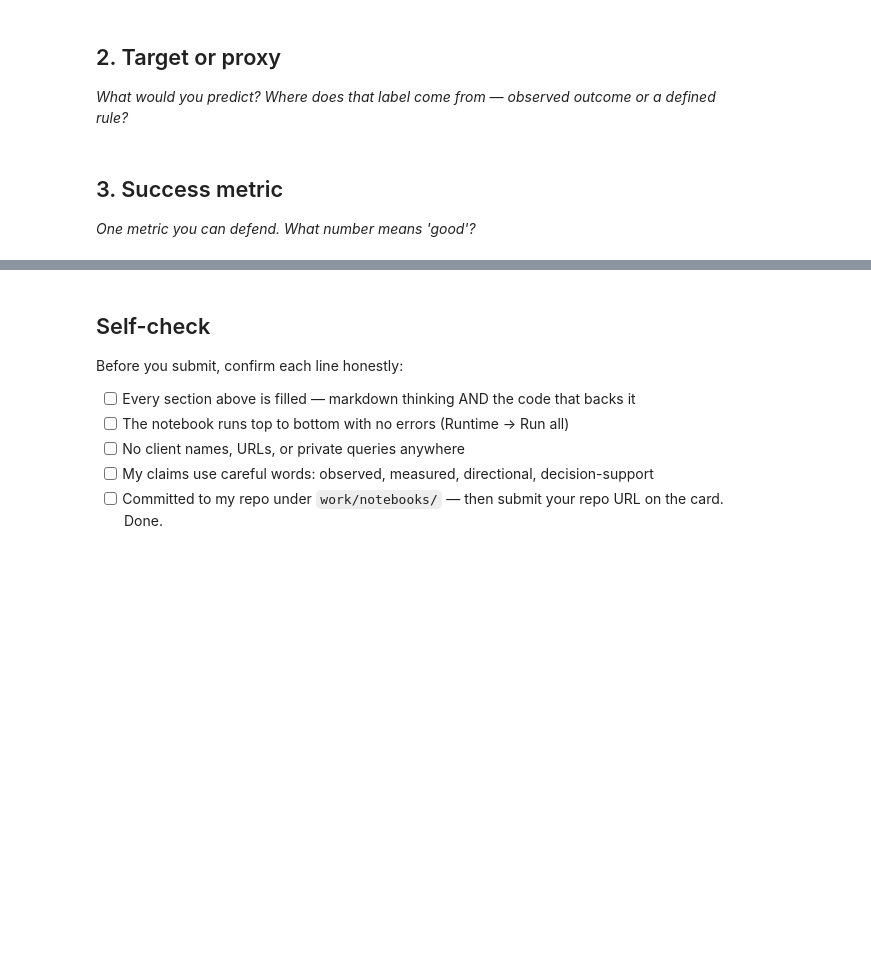
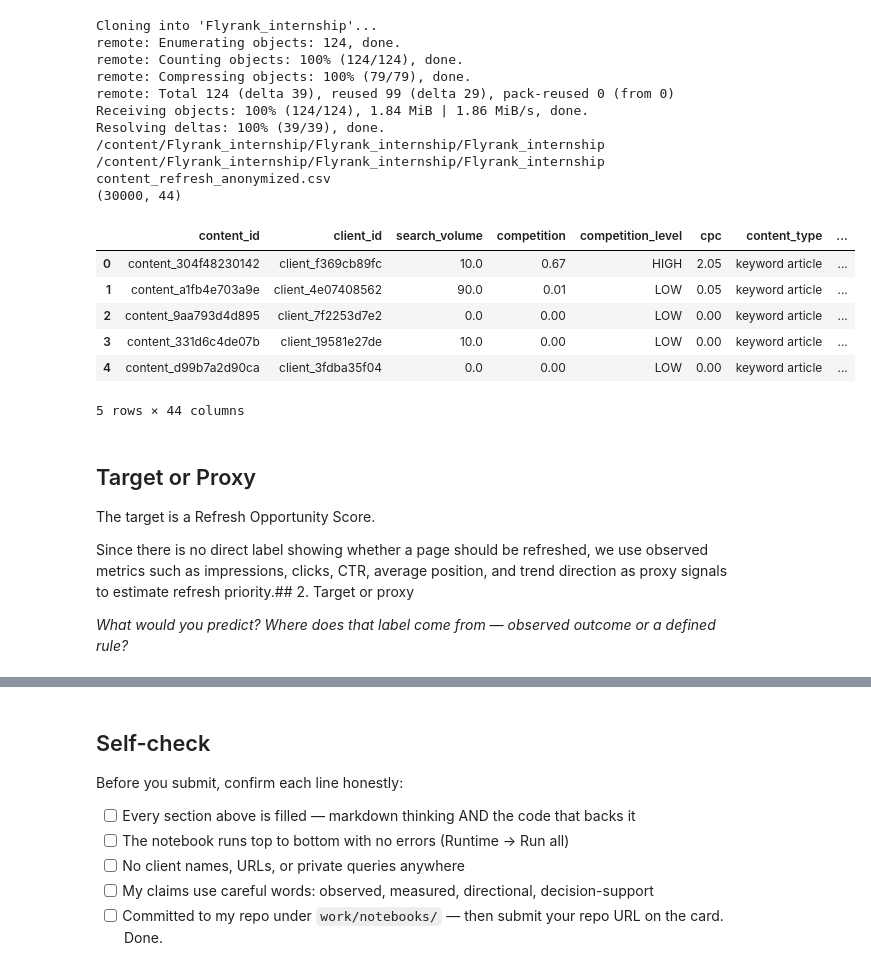
Before and after one commit to adarshydv45-y/Flyrank_internship, a Jupyter notebook: work/notebooks/w02_ml_task_framing.ipynb, the cells around one changed output, grey strips where cells are left out. Drawn from its saved outputs; the diff is of its cells as text; code cells hidden in the pictures; blank space fills up the shorter version.

```diff
--- a/work/notebooks/w02_ml_task_framing.ipynb
+++ b/work/notebooks/w02_ml_task_framing.ipynb
@@ -13,8 +19,47 @@ This skeleton is yours to fill. Work the sections **in order** — each one has
+# %%
+# This cell is for CODE (numbers, a query, a check).
+# Write your text answer in the cell ABOVE this one — typing sentences here breaks Run All.
+!git clone https://github.com/adarshydv45-y/Flyrank_internship.git
+%cd Flyrank_internship
+
+
+import os
+
+print(os.getcwd())
+
+for root, dirs, files in os.walk("data/raw"):
+    for file in files:
+        print(file)
+import pandas as pd
+
+df = pd.read_csv("data/raw/content_refresh_anonymized.csv")
+
+print(df.shape)
+df.head()
+# %% [output]
+Cloning into 'Flyrank_internship'...
+remote: Enumerating objects: 124, done.
+remote: Counting objects: 100% (124/124), done.
+remote: Compressing objects: 100% (79/79), done.
+remote: Total 124 (delta 39), reused 99 (delta 29), pack-reused 0 (from 0)
+Receiving objects: 100% (124/124), 1.84 MiB | 1.86 MiB/s, done.
+Resolving deltas: 100% (39/39), done.
+/content/Flyrank_internship/Flyrank_internship/Flyrank_internship
+/content/Flyrank_internship/Flyrank_internship/Flyrank_internship
+content_refresh_anonymized.csv
+(30000, 44)
+|  | content_id | client_id | search_volume | competition | competition_level | cpc | content_type | ... |
+| 0 | content_304f48230142 | client_f369cb89fc | 10.0 | 0.67 | HIGH | 2.05 | keyword article | ... |
+| 1 | content_a1fb4e703a9e | client_4e07408562 | 90.0 | 0.01 | LOW | 0.05 | keyword article | ... |
+| 2 | content_9aa793d4d895 | client_7f2253d7e2 | 0.0 | 0.00 | LOW | 0.00 | keyword article | ... |
+| 3 | content_331d6c4de07b | client_19581e27de | 10.0 | 0.00 | LOW | 0.00 | keyword article | ... |
+| 4 | content_d99b7a2d90ca | client_3fdba35f04 | 0.0 | 0.00 | LOW | 0.00 | keyword article | ... |
+5 rows × 44 columns
 # %% [markdown]
-## 2. Target or proxy
+## Target or Proxy
+
+The target is a Refresh Opportunity Score.
+
+Since there is no direct label showing whether a page should be refreshed, we use observed metrics such as impressions, clicks, CTR, average position, and trend direction as proxy signals to estimate refresh priority.## 2. Target or proxy
 
 *What would you predict? Where does that label come from — observed outcome or a defined rule?*
-# %% [markdown]
-## 3. Success metric
-
-*One metric you can defend. What number means 'good'?*
```
Also changed, not shown: parts of 11 cells of this notebook.
